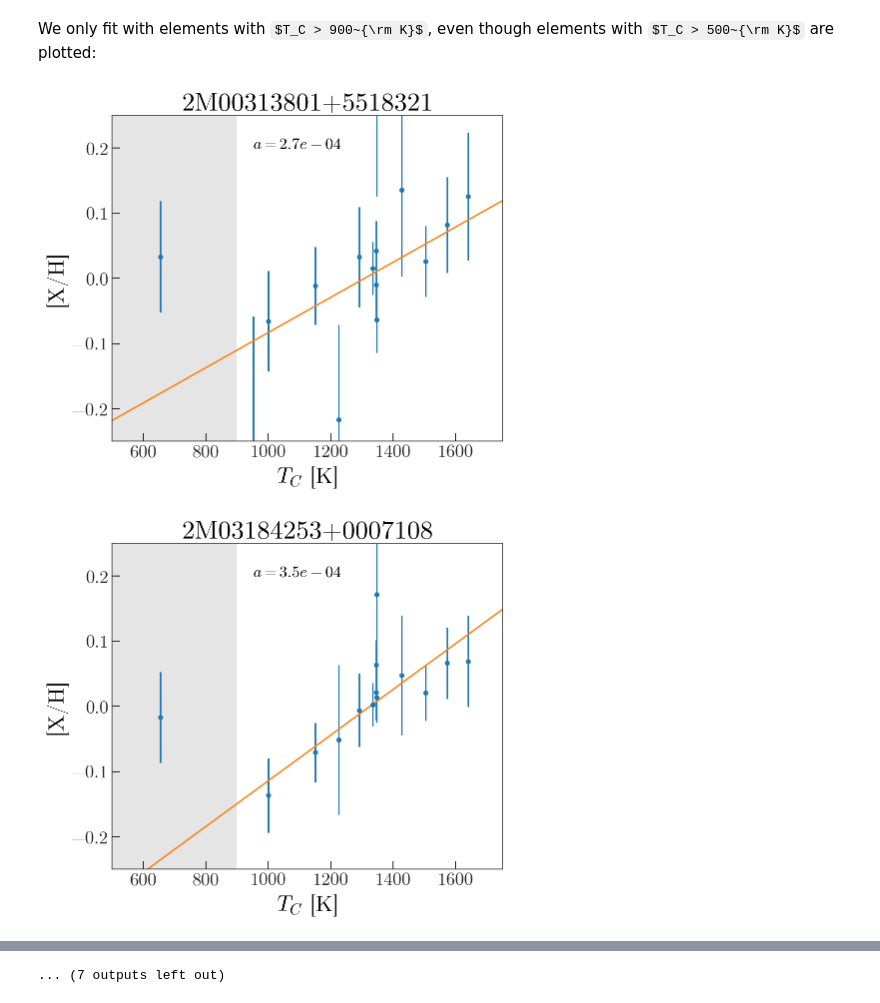
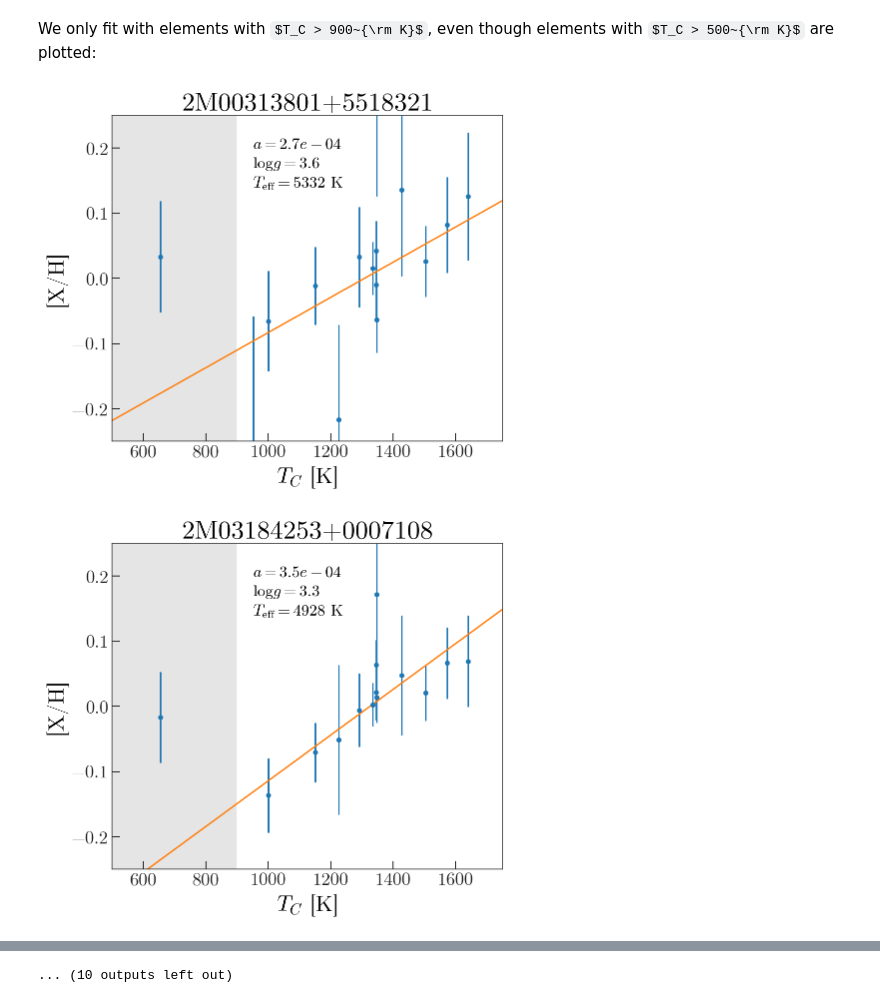
Before and after one commit to adrn/TrendyAPOGEE, a Jupyter notebook: notebooks/APOGEE T_C trends.ipynb, the cells around one changed output, grey strips where cells are left out. Drawn from its saved outputs; the diff is of its cells as text; code cells hidden in the pictures; some formulas as TeX source.

Commit message:
add logg teff

```diff
--- a/notebooks/APOGEE T_C trends.ipynb
+++ b/notebooks/APOGEE T_C trends.ipynb
@@ -134,23 +142,26 @@ We only fit with elements with $T_C > 900~{\rm K}$, even though elements with $T
 # %%
 x_grid = np.linspace(500, 1800, 16)
 
 for n in np.where(ab_mask)[0]:
+    star = stars[n]
     n_mask = (all_y[n] > -999) & (x > 500.)
     y = all_y[n, n_mask]
     err = all_err[n, n_mask]
     a, b = all_ab[n]
 
     plt.figure(figsize=(7,6))
     plt.errorbar(x[n_mask], y, err, marker='o', linestyle='none')
     plt.axvline
     plt.plot(x_grid, a*x_grid + b, marker='')
     plt.text(950, 0.2, '$a = {0:.1e}$'.format(a), fontsize=16)
+    plt.text(950, 0.17, '$\log g = {0:.1f}$'.format(star['LOGG']), fontsize=16)
+    plt.text(950, 0.14, r'$T_{\rm eff} =' + ' {0:.0f}$ K'.format(star['TEFF']), fontsize=16)
     plt.xlabel('$T_C$ [K]')
     plt.ylabel('[X/H]')
-    plt.title(stars[n]['APOGEE_ID'])
+    plt.title(star['APOGEE_ID'])
     plt.xlim(500, 1750)
     plt.ylim(-0.25, 0.25)
     plt.axvspan(0, 900, color='#555555', alpha=0.15, zorder=-1, linewidth=0)
 # %% [output]
-[figure, old version]
+[figure, new version]
-[figure, old version]
+[figure, new version]
@@ -167 +178 @@ for n in np.where(ab_mask)[0]:
-... (7 outputs left out)
+... (10 outputs left out)
```
Also changed, not shown: parts of 2 cells of this notebook.
